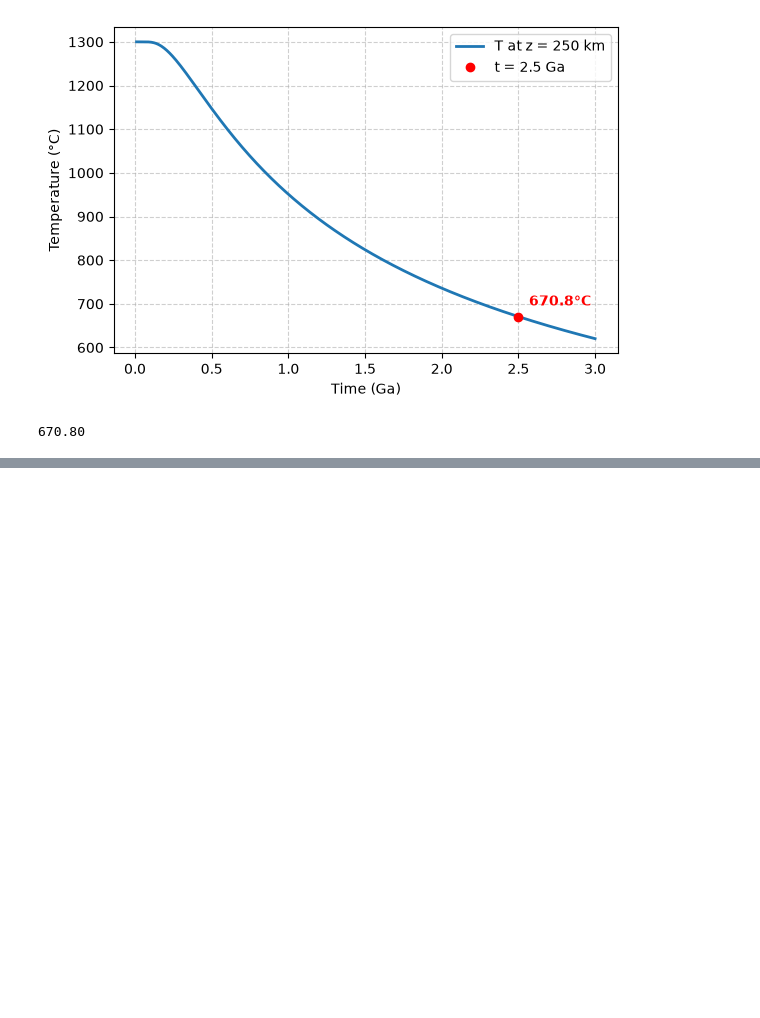
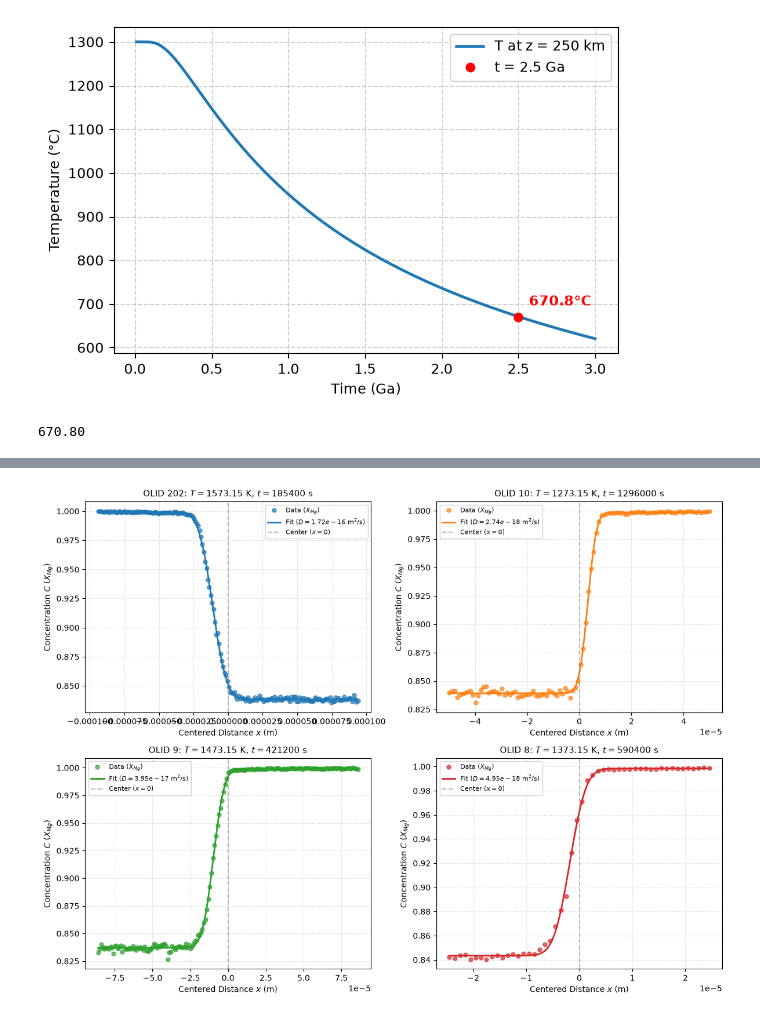
Before and after one commit to nredick/washu-courses, a Jupyter notebook: eeps-5534/hw/hw2/hw2.ipynb, the cells around one changed output, grey strips where cells are left out. Saved outputs shown, nothing was run; the diff lists cells and outputs as text; code cells hidden in the pictures; blank space fills up the shorter version.

```diff
--- a/eeps-5534/hw/hw2/hw2.ipynb
+++ b/eeps-5534/hw/hw2/hw2.ipynb
@@ -111,0 +118,85 @@ print(f"{t250:.2f}")
+# %%
+def C_2_K(temp_C):
+    return temp_C + 273.15
+
+def hr_2_sec(time_hrs):
+    return time_hrs * 3600
+
+um_to_m_factor = 1e-6
+
+experiments = {
+    "OLID 202": [1300, 51.5],
+    "OLID 10": [1000, 360],  # Update temp/time per your excel file
+    "OLID 9": [1200, 117],
+    "OLID 8": [1100, 164],
+}
+
+# Shared diffusion model function
+def diffusion_model(x_arr, D, x0, CL_val, CR_val, t_sec):
+    return 0.5 * (CL_val - CR_val) * erfc((x_arr - x0) / (2 * np.sqrt(D * t_sec))) + CR_val
+
+fig, axes = plt.subplots(2, 2, figsize=(12, 9), sharey=False)
+axes = axes.flatten()
+
+colors = ["#1f77b4", "#ff7f0e", "#2ca02c", "#d62728"]
+
+results = []
+for idx, (sheet, (temp_C, time_hrs)) in enumerate(experiments.items()):
+    ax = axes[idx]
+    temp_K = C_2_K(temp_C)
+    time_s = hr_2_sec(time_hrs)
+
+    df = pd.read_excel("./problem_set_2_2026.xlsx", sheet_name=sheet, skiprows=[0, 1, 2], usecols=[1, 2, 3], header=0)
+
+    # dist from um to m; center on x axis
+    dist_m = df["Dist"].values * um_to_m_factor
+    x_center_m = np.mean(dist_m)
+    x = dist_m - x_center_m
+
+    # conc in Fo content (XMg) ranging 0-1
+    C_data = df["XMg"].values
+    CL = C_data[0]
+    CR = C_data[-1]
+
+    # fit using scipy curve_fit (LSR)
+    fit_func = lambda x_arr, D, x0, cL, cR: diffusion_model(x_arr, D, x0, cL, cR, t_sec=time_s)
+    p0 = [1e-16, 0.0, CL, CR]
+
+    popt, _ = curve_fit(fit_func, x, C_data, p0=p0)
+    D_fit, x0_fit, CL_fit, CR_fit = popt
+    experiments[sheet].append(D_fit)
+
+    results.append(
+        {
+            "Experiment": sheet,
+            "Temp_C": temp_C,
+            "Temp_K": temp_K,
+            "1/T_K": 1.0 / temp_K,
+            "Time_hrs": time_hrs,
+            "Time_s": time_s,
+            "D_m2_s": D_fit,
+            "ln_D": np.log(D_fit),
+        }
+    )
+
+    # experimental data
+    color = colors[idx % len(colors)]
+    ax.plot(x, C_data, "o", color=color, alpha=0.7, markersize=5, label="Data ($X_{Mg}$)")
+
+    # plot fit line
+    x_fit = np.linspace(x.min(), x.max(), 200)
+    y_fit = fit_func(x_fit, *popt)
+    ax.plot(x_fit, y_fit, "-", color=color, linewidth=2, label=f"Fit ($D = {D_fit:.2e}\\ \\mathrm{{m^2/s}}$)")
+
+    ax.axvline(0, color="gray", linestyle="--", alpha=0.5, label="Center ($x=0$)")
+    ax.set_xlabel("Centered Distance $x$ (m)", fontsize=10)
+    ax.set_ylabel("Concentration $C$ ($X_{Mg}$)", fontsize=10)
+    ax.set_title(f"{sheet}: $T = {temp_K:.2f}\\ \\mathrm{{K}}$, $t = {time_s:.0f}\\ \\mathrm{{s}}$", fontsize=11)
+    ax.legend(frameon=True, loc="best", fontsize=8)
+    ax.grid(True, linestyle=":", alpha=0.6)
+
+plt.tight_layout()
+plt.savefig("attachments/fig51a.png")
+plt.show()
+# %% [output]
+[figure, added]
```
Also changed, not shown: parts of 11 cells of this notebook, 6 other files.
